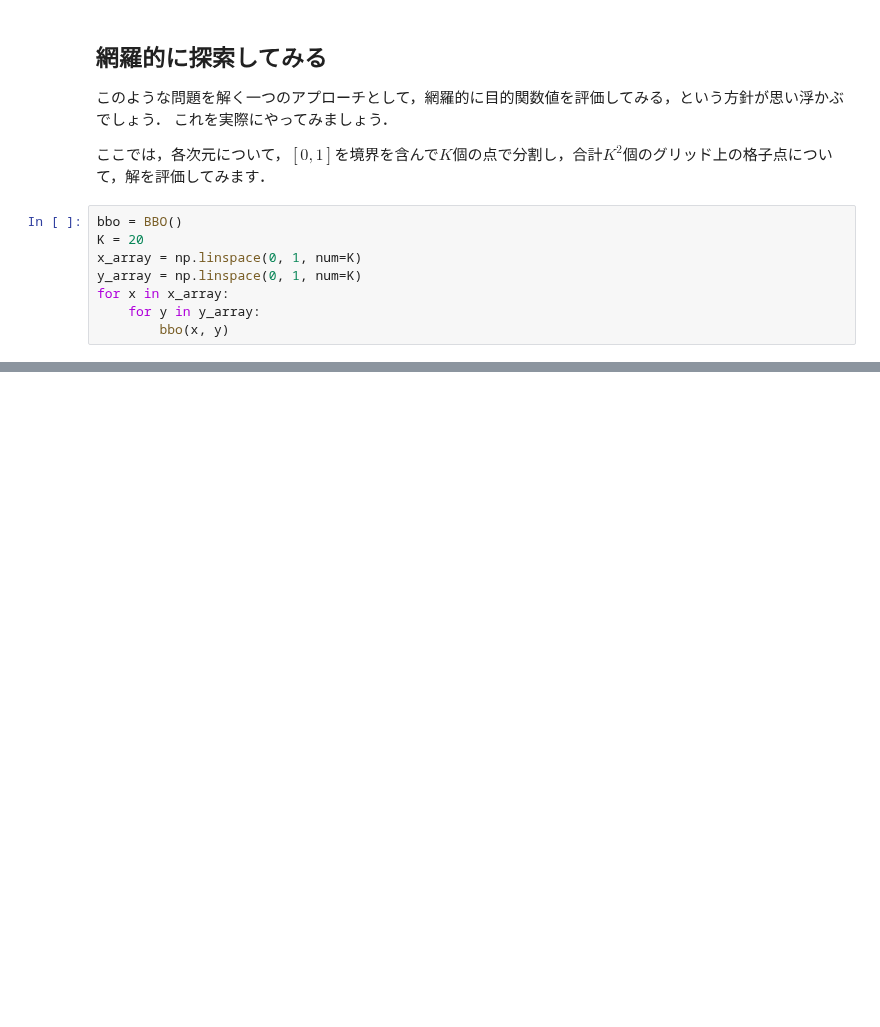
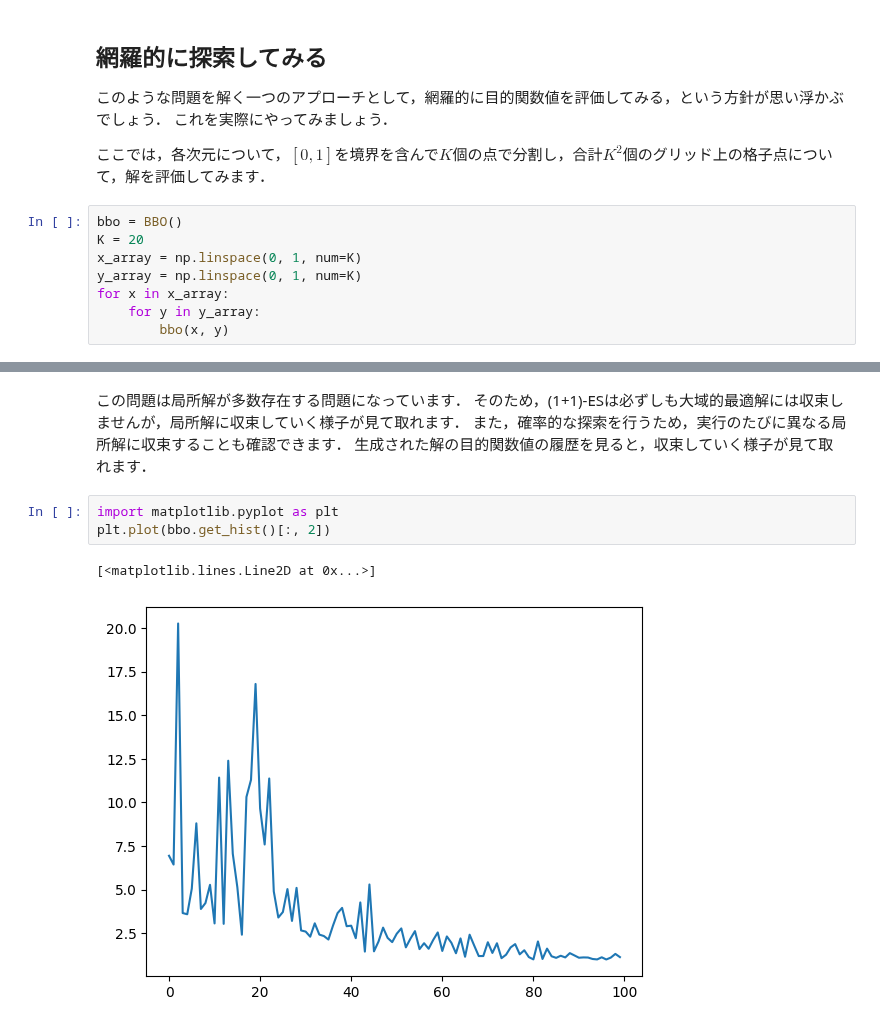
Before and after one commit to akimotolab/CMAES_Tutorial, a Jupyter notebook: 0_black_box_optimization.ipynb, the cells around one changed output, grey strips where cells are left out. Drawn from its saved outputs; the diff is of its cells as text; blank space fills up the shorter version.

```diff
--- a/0_black_box_optimization.ipynb
+++ b/0_black_box_optimization.ipynb
@@ -144,0 +210,11 @@ min(bbo.get_hist()[:, 2])
+# %% [markdown]
+この問題は局所解が多数存在する問題になっています．
+そのため，(1+1)-ESは必ずしも大域的最適解には収束しませんが，局所解に収束していく様子が見て取れます．
+また，確率的な探索を行うため，実行のたびに異なる局所解に収束することも確認できます．
+生成された解の目的関数値の履歴を見ると，収束していく様子が見て取れます．
+# %%
+import matplotlib.pyplot as plt
+plt.plot(bbo.get_hist()[:, 2])
+# %% [output]
+[<matplotlib.lines.Line2D at 0x...>]
+[figure, added]
```
Also changed, not shown: parts of 18 cells of this notebook.
